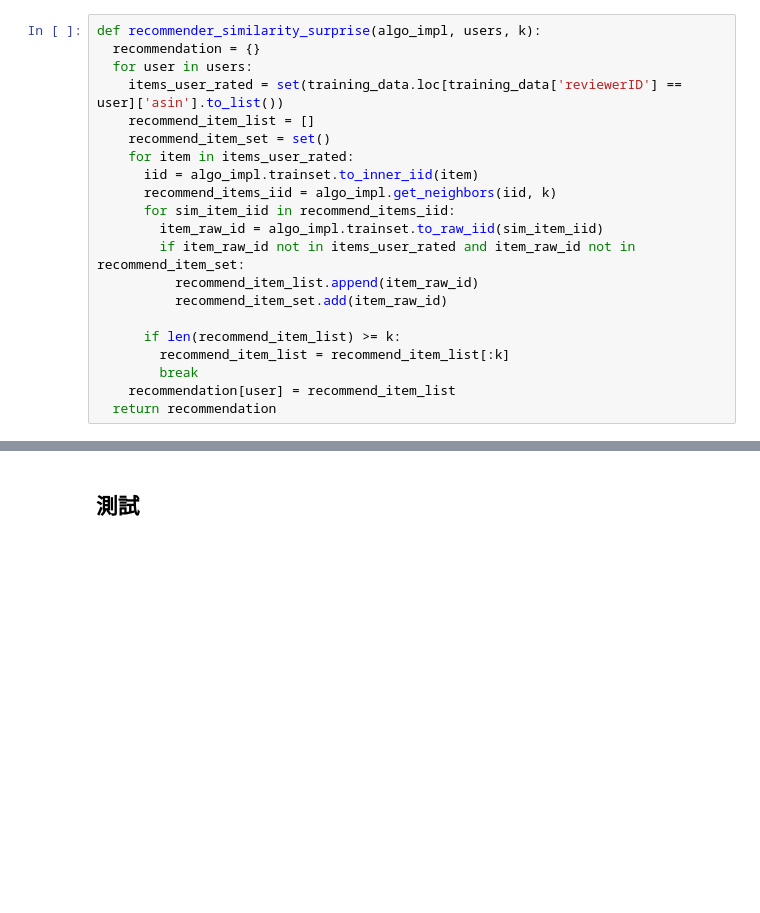
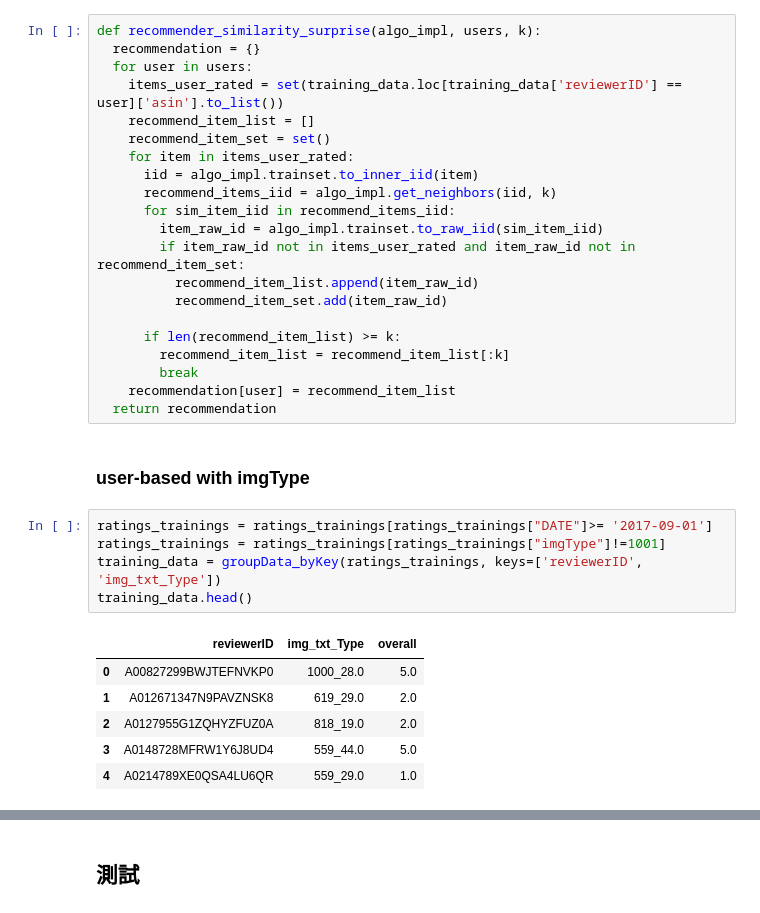
Before and after one commit to RoiWu/data-course-sample, a Jupyter notebook: Collaborative filtering.ipynb, the cells around one changed output, grey strips where cells are left out. Drawn from its saved outputs; the diff is of its cells as text; blank space fills up the shorter version.

```diff
--- a/Collaborative filtering.ipynb
+++ b/Collaborative filtering.ipynb
@@ -911,3 +939,17 @@ def recommender_similarity_surprise(algo_impl, users, k):
         break
     recommendation[user] = recommend_item_list
   return recommendation
+# %% [markdown]
+### user-based with imgType
+# %%
+ratings_trainings = ratings_trainings[ratings_trainings["DATE"]>= '2017-09-01']
+ratings_trainings = ratings_trainings[ratings_trainings["imgType"]!=1001]
+training_data = groupData_byKey(ratings_trainings, keys=['reviewerID', 'img_txt_Type'])
+training_data.head()
+# %% [output]
+|  | reviewerID | img_txt_Type | overall |
+| 0 | A00827299BWJTEFNVKP0 | 1000_28.0 | 5.0 |
+| 1 | A012671347N9PAVZNSK8 | 619_29.0 | 2.0 |
+| 2 | A0127955G1ZQHYZFUZ0A | 818_19.0 | 2.0 |
+| 3 | A0148728MFRW1Y6J8UD4 | 559_44.0 | 5.0 |
+| 4 | A0214789XE0QSA4LU6QR | 559_29.0 | 1.0 |
```
Also changed, not shown: parts of 42 cells of this notebook.
